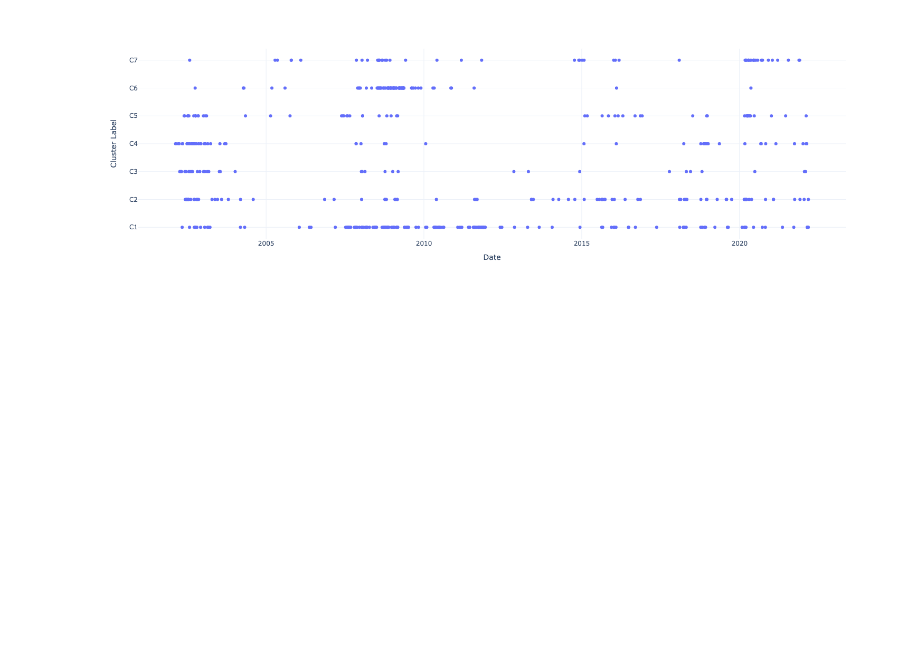
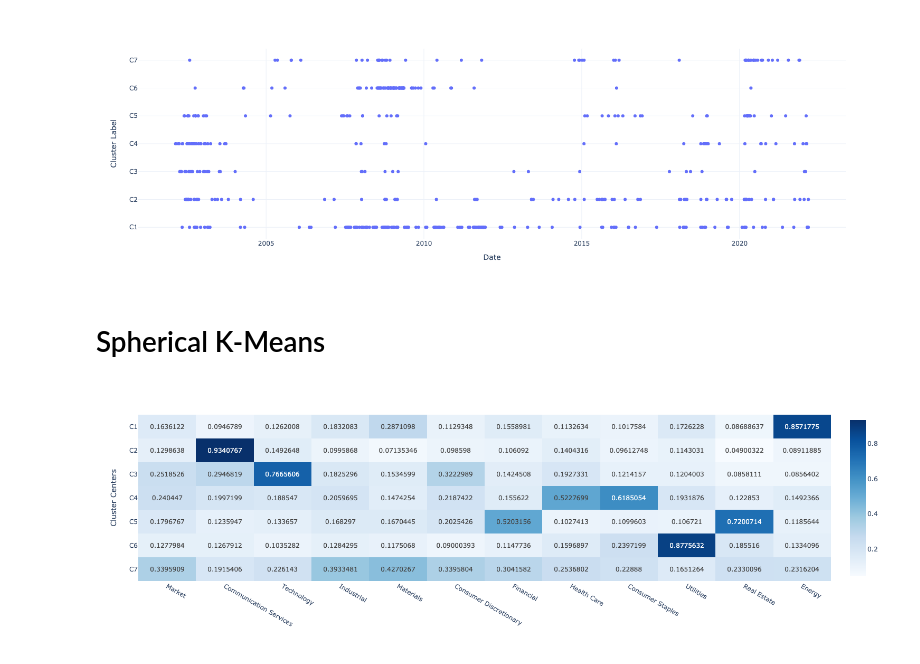
Before and after one commit to MegaCookies88/MSc.-Thesis-EVT-SP500, a Jupyter notebook: Jupyter_Notebooks/kmeans.ipynb, the cells around one changed output. Cells and saved outputs as stored; diff of their text form; code cells hidden in the pictures; blank space fills up the shorter version.

```diff
--- a/Jupyter_Notebooks/kmeans.ipynb
+++ b/Jupyter_Notebooks/kmeans.ipynb
@@ -114,3 +114,23 @@ fig.update_yaxes(categoryorder='array', categoryarray=centers.index)
 fig.show()
 # %% [output]
 [figure]
+# %% [markdown]
+# Spherical K-Means
+# %%
+centers = pd.read_csv('../data/skmeans_centers.csv').iloc[:,1:]
+centers.columns = ll.columns
+centers.index = ['C'+str(i) for i in range(1,8)]
+
+labels = pd.read_csv('../data/skmeans_labels.csv').iloc[:,1]
+labels.index = w[r>r0].index
+labels = labels.apply(lambda x: 'C'+str(x))
+# %%
+fig = px.imshow(centers, color_continuous_scale='Blues', text_auto=True, aspect='auto')
+fig.update_layout(
+    xaxis_title='', yaxis_title='Cluster Centers'
+)
+
+#fig.write_image('../figures/x.jpeg', scale=2)
+fig.show()
+# %% [output]
+[figure, added]
```
Also changed, not shown: parts of 1 cell of this notebook.
